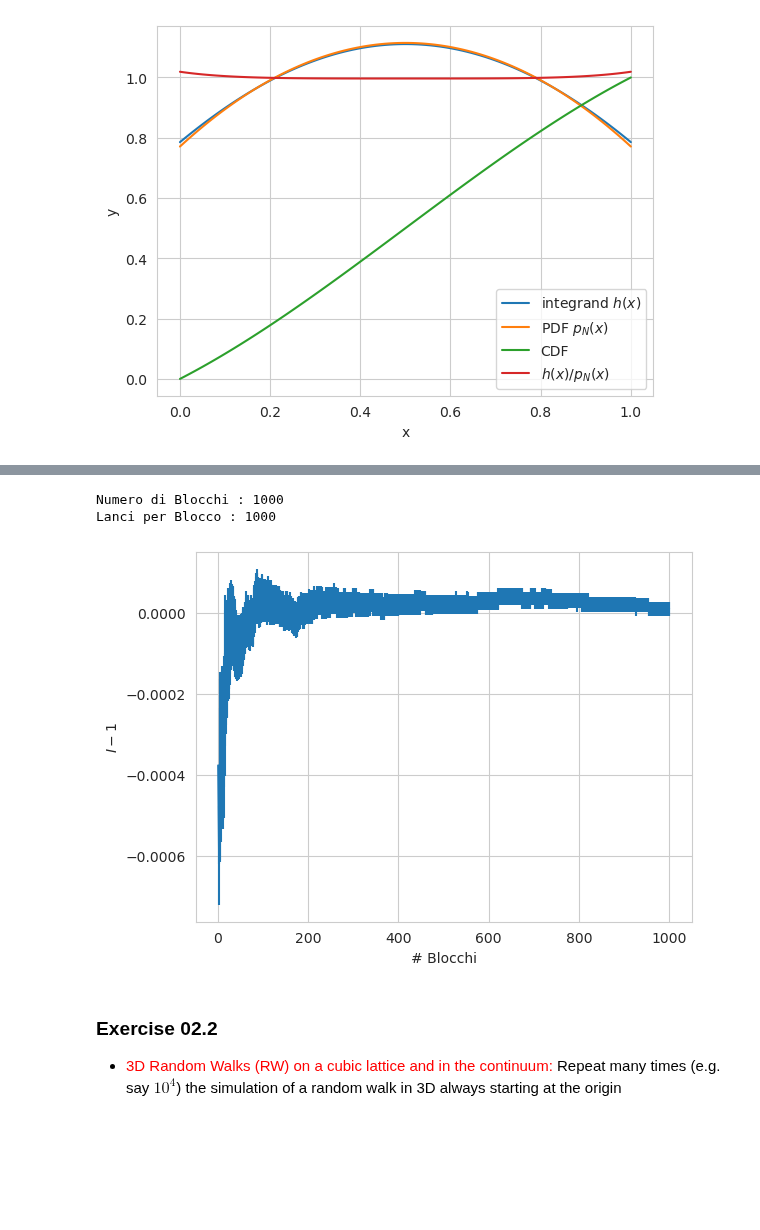
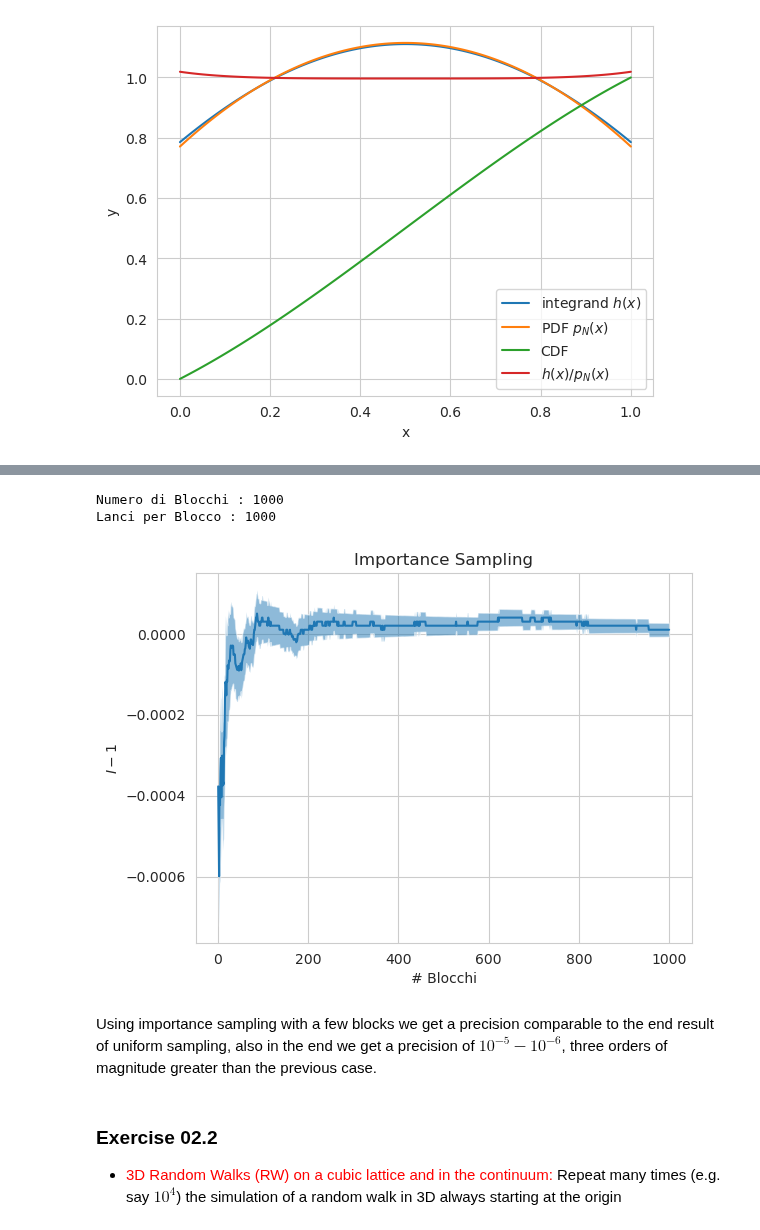
Before and after one commit to RandDouble/SimulazioneNumerica, a Jupyter notebook: LSN_Exercises_02.ipynb, the cells around one changed output, grey strips where cells are left out. Drawn from its saved outputs; the diff is of its cells as text; code cells hidden in the pictures; blank space fills up the shorter version.

```diff
--- a/LSN_Exercises_02.ipynb
+++ b/LSN_Exercises_02.ipynb
@@ -98,16 +112,26 @@ Lanci per Blocco : 1000
 # %%
 # second point
 data_precise = np.loadtxt("eser_2/2_1/precise.csv", delimiter=",")
 x = np.arange(1, 1 + data_unif.shape[0])
-plt.errorbar(x, data_precise[:, 0] - 1, data_precise[:, 1])
+plt.plot(x, data_precise[:, 0] - 1)
+plt.fill_between(
+    x,
+    data_precise[:, 0] - 1 - data_precise[:, 1],
+    data_precise[:, 0] - 1 + data_precise[:, 1],
+    alpha=0.5,
+)
+# plt.errorbar(x, data_precise[:, 0] - 1, data_precise[:, 1])
 plt.xlabel(x_label)
 plt.ylabel(y_label)
+plt.title("Importance Sampling")
 print(f"Numero di Blocchi : {x.size}")
 print("Lanci per Blocco : 1000");
 # %% [output]
 Numero di Blocchi : 1000
 Lanci per Blocco : 1000
-[figure, old version]
+[figure, new version]
+# %% [markdown]
+Using importance sampling with a few blocks we get a precision comparable to the end result of uniform sampling, also in the end we get a precision of $10^{-5}-10^{-6}$, three orders of magnitude greater than the previous case.
 # %% [markdown]
 ### Exercise 02.2
 - <span style="color:red">3D Random Walks (RW) on a cubic lattice and in the continuum:</span> Repeat many times (e.g. say $10^4$) the simulation of a random walk in 3D always starting at the origin
```
Also changed, not shown: parts of 11 cells of this notebook, 2 other files.
